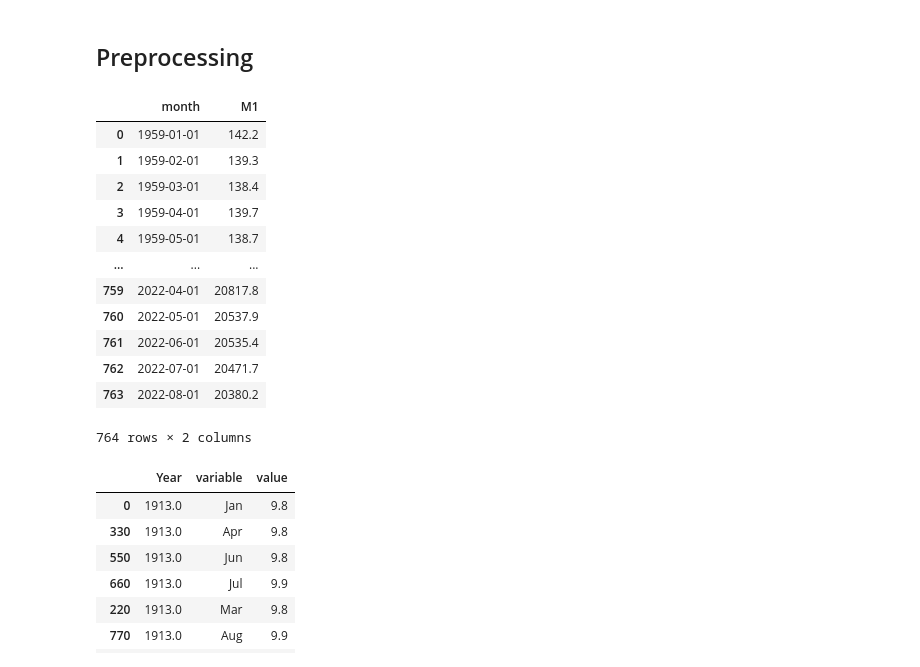
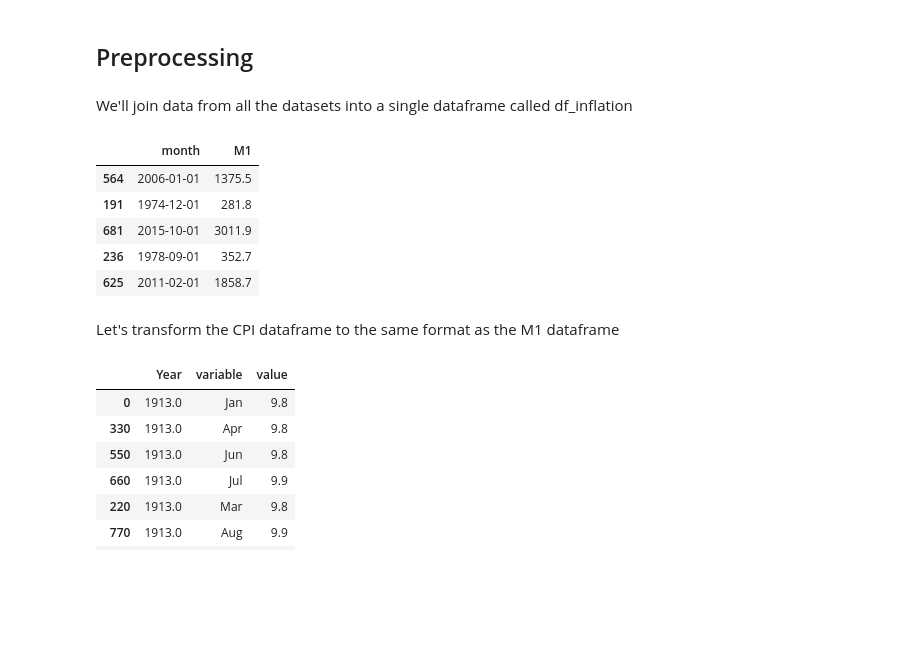
Before and after one commit to LeoSaffron/Inflation-Prediction, a Jupyter notebook: Inflation.ipynb, the cells around one changed output. Cells and saved outputs as stored; diff of their text form; code cells hidden in the pictures; blank space fills up the shorter version.

```diff
--- a/Inflation.ipynb
+++ b/Inflation.ipynb
@@ -221,24 +222,21 @@ df_m2_raw = df_m2_raw.rename(columns={
     'M2NS' : 'M2'})
 # %% [markdown]
 ## Preprocessing
+# %% [markdown]
+We'll join data from all the datasets into a single dataframe called df_inflation
 # %%
 df_inflation = df_m1_raw.copy()
 # %%
-df_inflation
+df_inflation.sample(5)
 # %% [output]
 |  | month | M1 |
-| 0 | 1959-01-01 | 142.2 |
-| 1 | 1959-02-01 | 139.3 |
-| 2 | 1959-03-01 | 138.4 |
-| 3 | 1959-04-01 | 139.7 |
-| 4 | 1959-05-01 | 138.7 |
-| ... | ... | ... |
-| 759 | 2022-04-01 | 20817.8 |
-| 760 | 2022-05-01 | 20537.9 |
-| 761 | 2022-06-01 | 20535.4 |
-| 762 | 2022-07-01 | 20471.7 |
-| 763 | 2022-08-01 | 20380.2 |
+| 564 | 2006-01-01 | 1375.5 |
+| 191 | 1974-12-01 | 281.8 |
+| 681 | 2015-10-01 | 3011.9 |
+| 236 | 1978-09-01 | 352.7 |
+| 625 | 2011-02-01 | 1858.7 |
-764 rows × 2 columns
+# %% [markdown]
+Let's transform the CPI dataframe to the same format as the M1 dataframe
 # %%
 df_cpi_raw = df_cpi_raw.melt(id_vars=["Year"]).sort_values(by="Year")
 # %%
```
Also changed, not shown: parts of 76 cells of this notebook.
